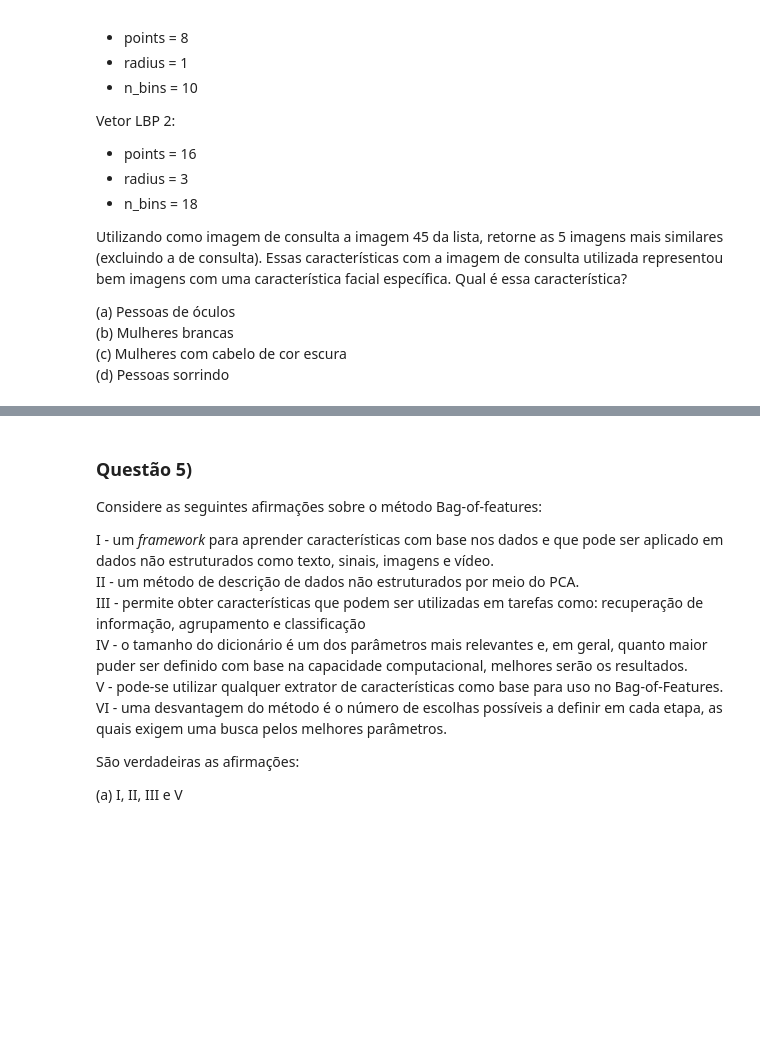
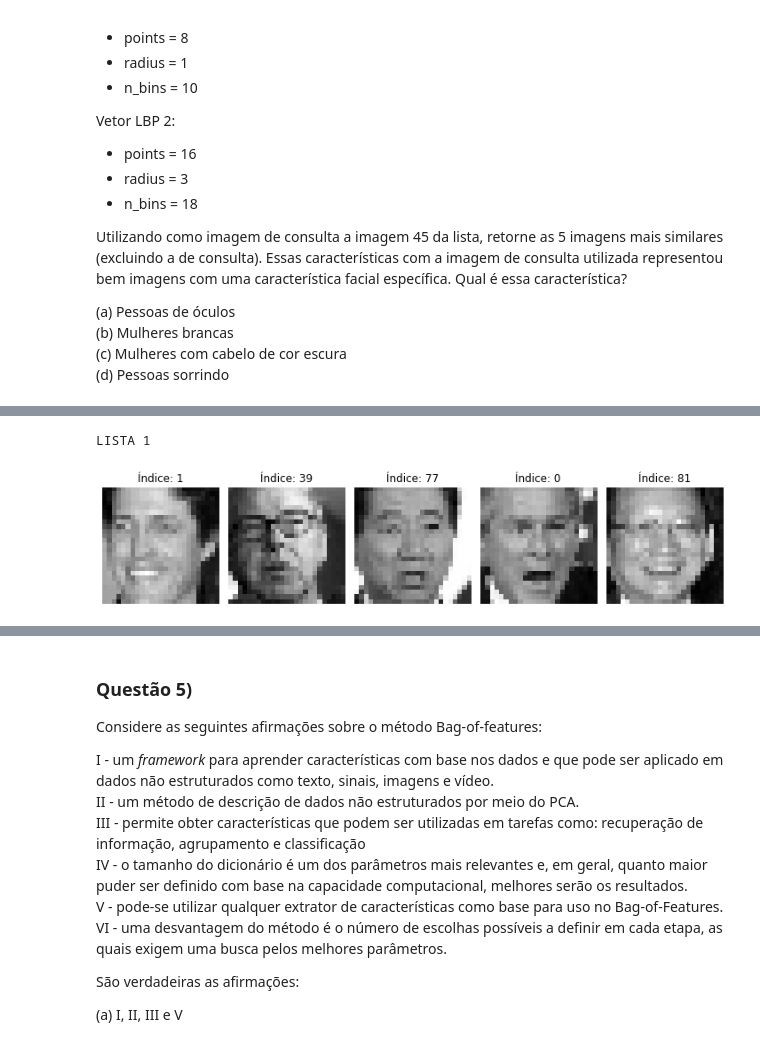
Before and after one commit to guilourenzo/mba-usp, a Jupyter notebook: TÉCNICAS AVANÇADAS DE CAPTURA E TRATAMENTO DE DADOS/AULA 7/TACTD 07 - Avaliacao.ipynb, the cells around one changed output, grey strips where cells are left out. Saved outputs shown, nothing was run; the diff lists cells and outputs as text; code cells hidden in the pictures; blank space fills up the shorter version.

```diff
--- a/TÉCNICAS AVANÇADAS DE CAPTURA E TRATAMENTO DE DADOS/AULA 7/TACTD 07 - Avaliacao.ipynb
+++ b/TÉCNICAS AVANÇADAS DE CAPTURA E TRATAMENTO DE DADOS/AULA 7/TACTD 07 - Avaliacao.ipynb
@@ -105,0 +355,13 @@ Utilizando como imagem de consulta a imagem 45 da lista, retorne as 5 imagens ma
+# %%
+print('LISTA 1')
+#Exibição das faces
+fig, axes = plt.subplots(1, 5, figsize=(10, 6))
+ax = axes.ravel()
+for i in range(5):
+    ax[i].imshow(imgs[sorted_dist_list1[i][0]], cmap=plt.cm.gray)
+    ax[i].set_title('Índice: {}'.format(sorted_dist_list1[i][0]))
+    ax[i].axis('off')
+fig.tight_layout()
+# %% [output]
+LISTA 1
+[figure, added]
```
Also changed, not shown: parts of 18 cells of this notebook.
